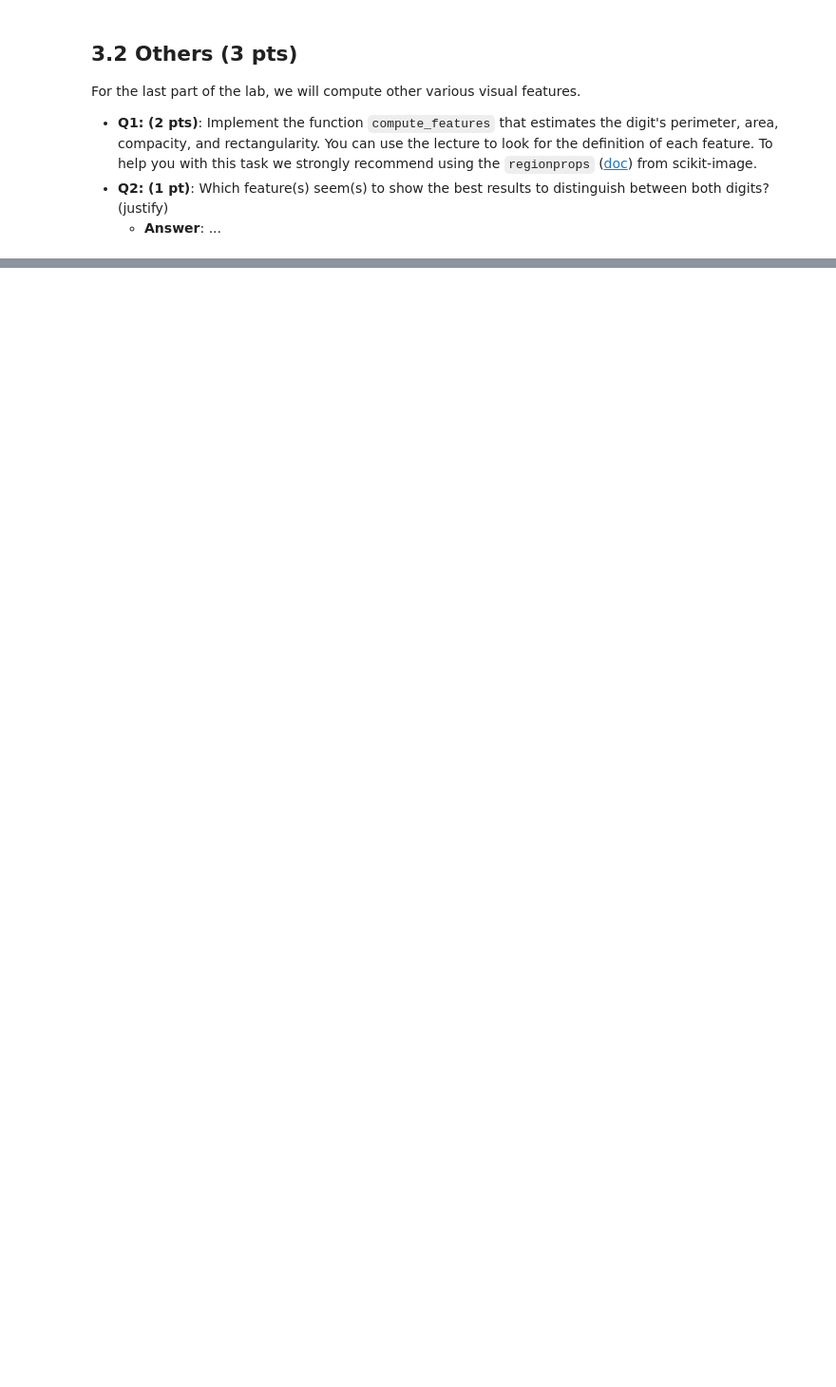
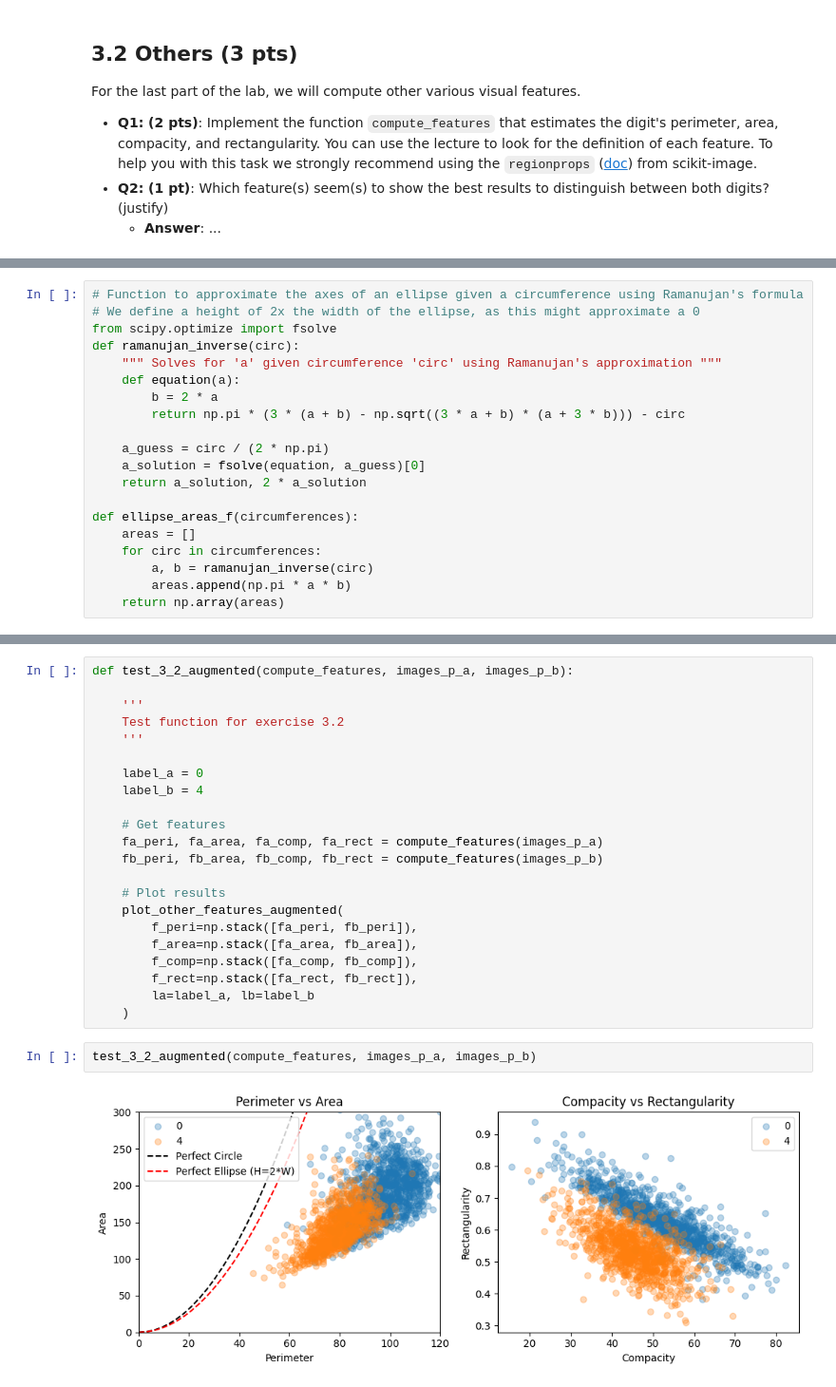
Before and after one commit to axelcebille/iapr2025, a Jupyter notebook: labs/lab_02_iapr.ipynb, the cells around one changed output, grey strips where cells are left out. Shown at 95% size. Cells and saved outputs as stored; diff of their text form; blank space fills up the shorter version.

```diff
--- a/labs/lab_02_iapr.ipynb
+++ b/labs/lab_02_iapr.ipynb
@@ -774,0 +795,20 @@ test_3_2(compute_features, images_p_a, images_p_b)
+# %%
+# Function to approximate the axes of an ellipse given a circumference using Ramanujan's formula
+# We define a height of 2x the width of the ellipse, as this might approximate a 0
+from scipy.optimize import fsolve
+def ramanujan_inverse(circ):
+    """ Solves for 'a' given circumference 'circ' using Ramanujan's approximation """
+    def equation(a):
+        b = 2 * a
+        return np.pi * (3 * (a + b) - np.sqrt((3 * a + b) * (a + 3 * b))) - circ
+
+    a_guess = circ / (2 * np.pi)
+    a_solution = fsolve(equation, a_guess)[0]
+    return a_solution, 2 * a_solution
+
+def ellipse_areas_f(circumferences):
+    areas = []
+    for circ in circumferences:
+        a, b = ramanujan_inverse(circ)
+        areas.append(np.pi * a * b)
+    return np.array(areas)
@@ -774,0 +870,26 @@ test_3_2(compute_features, images_p_a, images_p_b)
+# %%
+def test_3_2_augmented(compute_features, images_p_a, images_p_b):
+
+    '''
+    Test function for exercise 3.2
+    '''
+
+    label_a = 0
+    label_b = 4
+
+    # Get features
+    fa_peri, fa_area, fa_comp, fa_rect = compute_features(images_p_a)
+    fb_peri, fb_area, fb_comp, fb_rect = compute_features(images_p_b)
+
+    # Plot results
+    plot_other_features_augmented(
+        f_peri=np.stack([fa_peri, fb_peri]),
+        f_area=np.stack([fa_area, fb_area]),
+        f_comp=np.stack([fa_comp, fb_comp]),
+        f_rect=np.stack([fa_rect, fb_rect]),
+        la=label_a, lb=label_b
+    )
+# %%
+test_3_2_augmented(compute_features, images_p_a, images_p_b)
+# %% [output]
+[figure, added]
```
Also changed, not shown: parts of 20 cells of this notebook.
